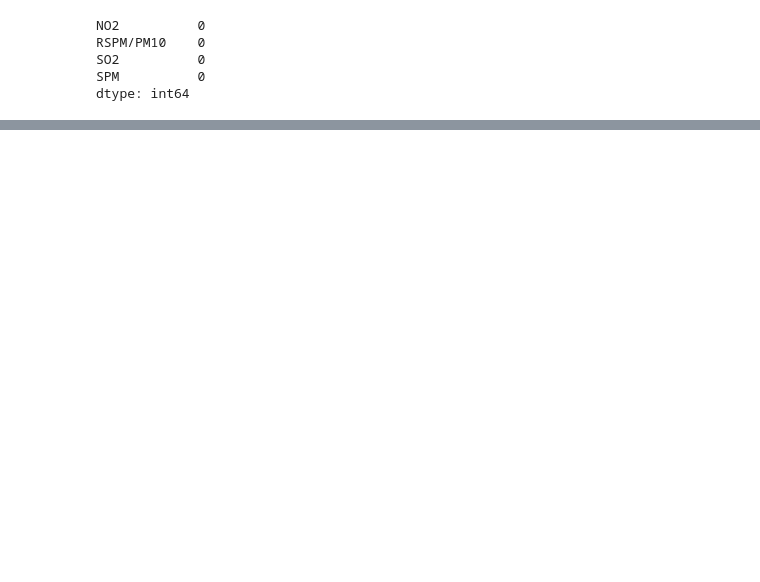
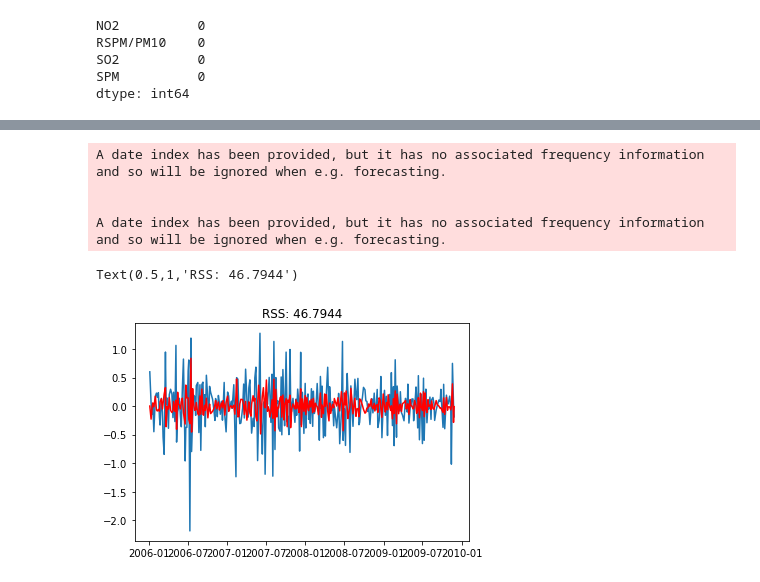
Before and after one commit to somyadidwania/AirQualityPredictor, a Jupyter notebook: AirPollutionPredictor.ipynb, the cells around one changed output, grey strips where cells are left out. Cells and saved outputs as stored; diff of their text form; code cells hidden in the pictures; blank space fills up the shorter version.

```diff
--- a/AirPollutionPredictor.ipynb
+++ b/AirPollutionPredictor.ipynb
@@ -433,0 +484,14 @@ plt.show()
+# %%
+# AR model
+model = ARIMA(log_data, order=(1, 1, 0))
+results_AR = model.fit(disp=-1)
+plt.plot(log_data_diff)
+plt.plot(results_AR.fittedvalues, color='red')
+plt.title('RSS: %.4f'% sum((results_AR.fittedvalues-log_data_diff)**2))
+# %% [output]
+A date index has been provided, but it has no associated frequency information and so will be ignored when e.g. forecasting.
+
+
+A date index has been provided, but it has no associated frequency information and so will be ignored when e.g. forecasting.
+Text(0.5,1,'RSS: 46.7944')
+[figure, added]
```
Also changed, not shown: parts of 39 cells of this notebook, 1 other file.
